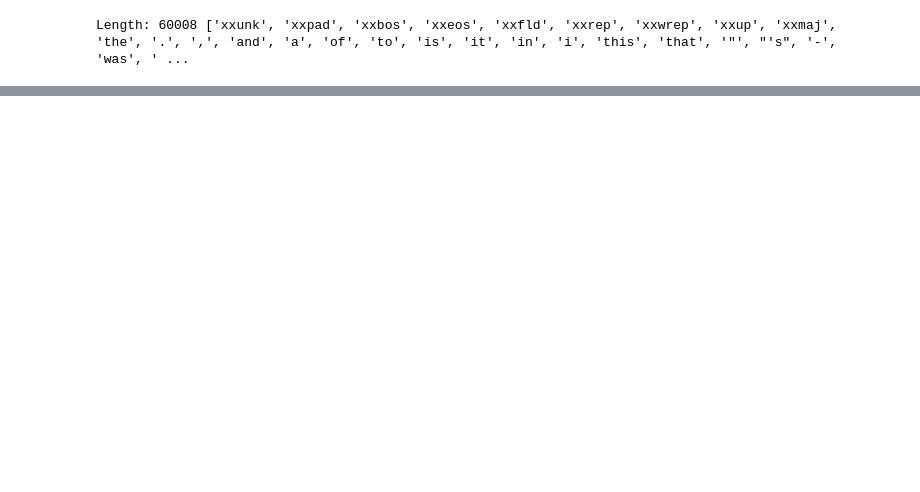
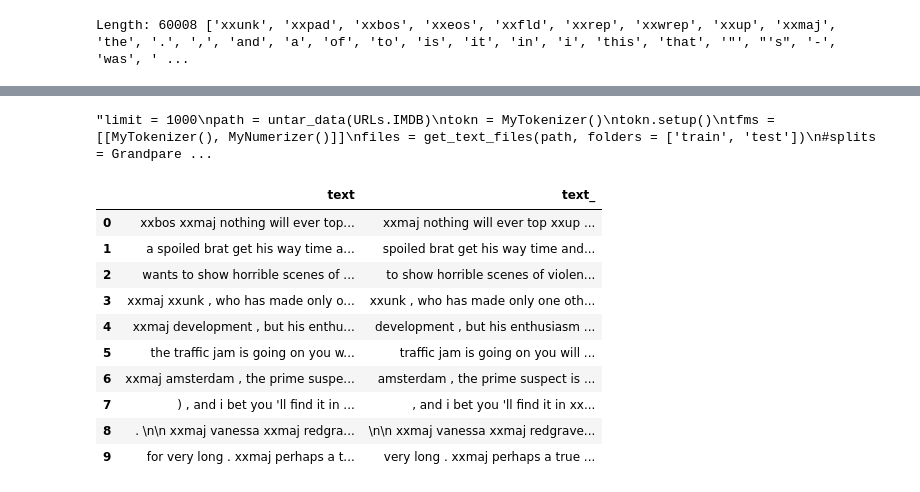
Before and after one commit to chTeut/gnn_project, a Jupyter notebook: FastAI/shell_cmd_transformer.ipynb, the cells around one changed output, grey strips where cells are left out. Drawn from its saved outputs; the diff is of its cells as text; code cells hidden in the pictures; blank space fills up the shorter version.

```diff
--- a/FastAI/shell_cmd_transformer.ipynb
+++ b/FastAI/shell_cmd_transformer.ipynb
@@ -587,0 +693,30 @@ _[0:10]
+# %%
+class MyTokenizer(Transform):
+    def setups(self, items):
+        path = untar_data(URLs.IMDB)
+        self.tok =  Tokenizer.from_folder(path)
+        self.tok.setup(items)
+
+    def encodes(self, txts):
+        return self.tok(txts)
+
+    def decodes(self, encoded):
+        return self.tok.decode(encoded)
+
+class MyNumerizer(Transform):
+    def setups(self, items):
+        self.num = Numericalize()
+        self.num.setup(items)
+        self.vocab = self.num.vocab
+
+    def encodes(self, toks):
+        return self.num(toks)
+
+    def decodes(self, encoded):
+        return self.num.decode(encoded)
+# %% [output]
+"limit = 1000\npath = untar_data(URLs.IMDB)\ntokn = MyTokenizer()\ntokn.setup()\ntfms = [[MyTokenizer(), MyNumerizer()]]\nfiles = get_text_files(path, folders = ['train', 'test'])\n#splits = Grandpare ...
+# %%
+txt10000 = txts[:]
+tokn = MyTokenizer()
+tokn.setup(txt10000)
@@ -587,0 +725,27 @@ _[0:10]
+# %%
+num = MyNumerizer()
+num.setup(toks)
+# %%
+limit = 10000
+path = untar_data(URLs.IMDB)
+#tokn = MyTokenizer()
+#tokn.setup()
+tfms = [[tokn, num]]
+files = get_text_files(path, folders = ['train', 'test'])
+#splits = GrandparentSplitter(valid_name='test')(files)
+dsets = Datasets(files[:limit], tfms)#, splits=splits)
+dls = dsets.dataloaders(dl_type=LMDataLoader)
+
+dls.show_batch(max_n=10)
+# %% [output]
+|  | text | text_ |
+| 0 | xxbos xxmaj nothing will ever top... | xxmaj nothing will ever top xxup ... |
+| 1 | a spoiled brat get his way time a... | spoiled brat get his way time and... |
+| 2 | wants to show horrible scenes of ... | to show horrible scenes of violen... |
+| 3 | xxmaj xxunk , who has made only o... | xxunk , who has made only one oth... |
+| 4 | xxmaj development , but his enthu... | development , but his enthusiasm ... |
+| 5 | the traffic jam is going on you w... | traffic jam is going on you will ... |
+| 6 | xxmaj amsterdam , the prime suspe... | amsterdam , the prime suspect is ... |
+| 7 | ) , and i bet you 'll find it in ... | , and i bet you 'll find it in xx... |
+| 8 | . \n\n xxmaj vanessa xxmaj redgra... | \n\n xxmaj vanessa xxmaj redgrave... |
+| 9 | for very long . xxmaj perhaps a t... | very long . xxmaj perhaps a true ... |
```
Also changed, not shown: parts of 20 cells of this notebook.
